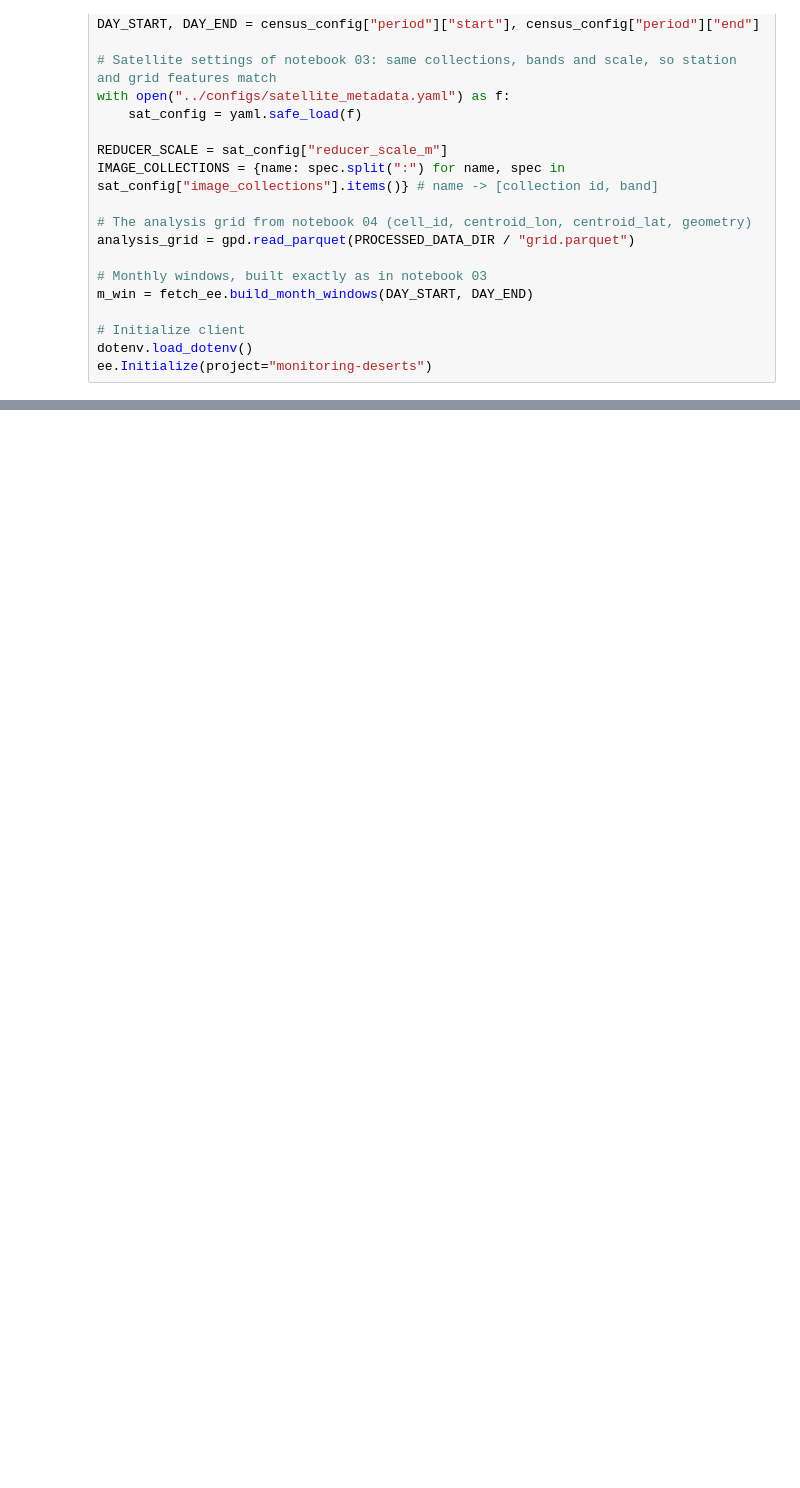
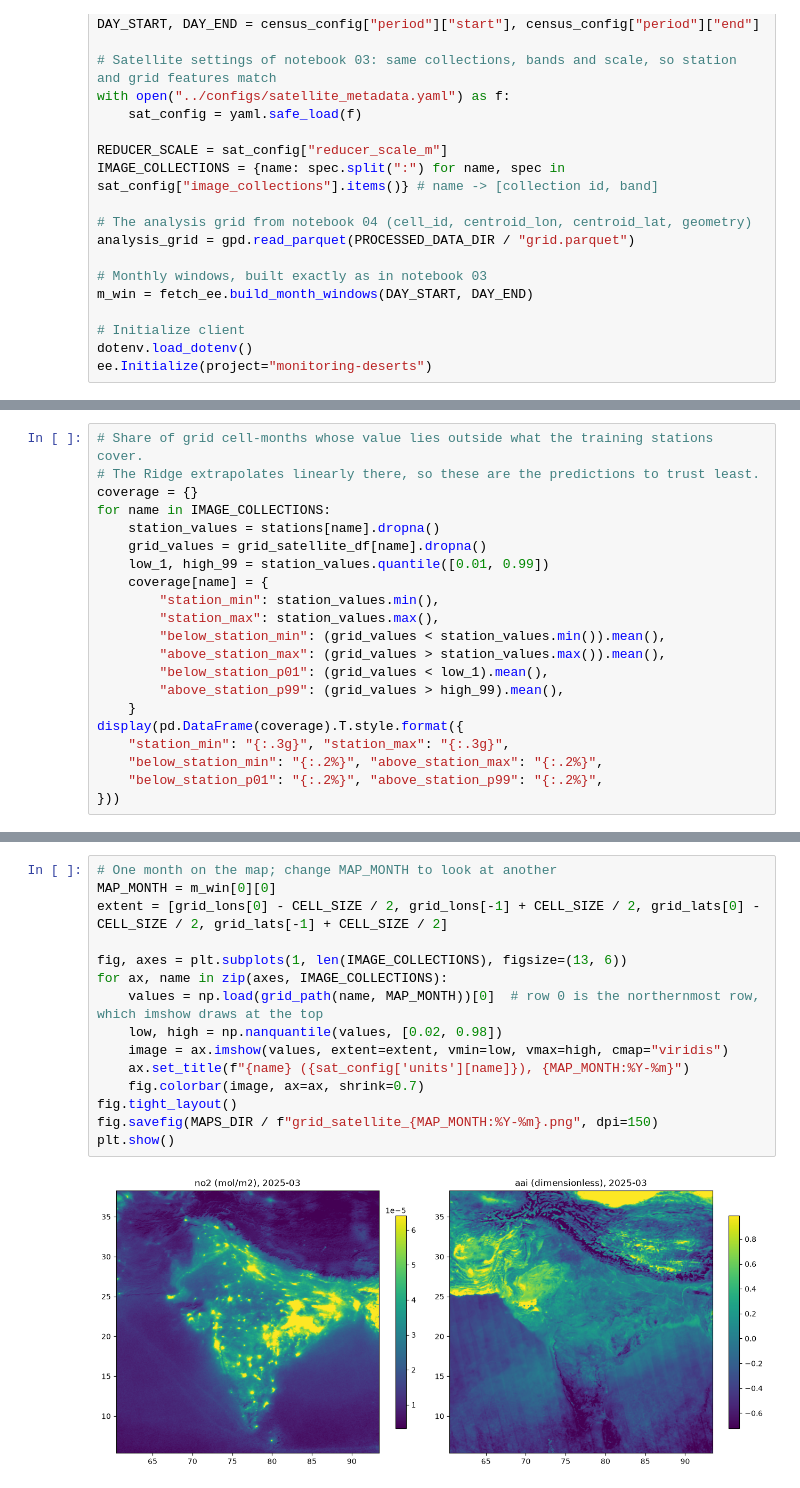
Before and after one commit to tisolab/monitoring-deserts, a Jupyter notebook: noteboox/10_grid_satellite_features.ipynb, the cells around one changed output, grey strips where cells are left out. Cells and saved outputs as stored; diff of their text form; blank space fills up the shorter version.

```diff
--- a/noteboox/10_grid_satellite_features.ipynb
+++ b/noteboox/10_grid_satellite_features.ipynb
@@ -78,0 +302,21 @@ ee.Initialize(project="monitoring-deserts")
+# %%
+# Share of grid cell-months whose value lies outside what the training stations cover.
+# The Ridge extrapolates linearly there, so these are the predictions to trust least.
+coverage = {}
+for name in IMAGE_COLLECTIONS:
+    station_values = stations[name].dropna()
+    grid_values = grid_satellite_df[name].dropna()
+    low_1, high_99 = station_values.quantile([0.01, 0.99])
+    coverage[name] = {
+        "station_min": station_values.min(),
+        "station_max": station_values.max(),
+        "below_station_min": (grid_values < station_values.min()).mean(),
+        "above_station_max": (grid_values > station_values.max()).mean(),
+        "below_station_p01": (grid_values < low_1).mean(),
+        "above_station_p99": (grid_values > high_99).mean(),
+    }
+display(pd.DataFrame(coverage).T.style.format({
+    "station_min": "{:.3g}", "station_max": "{:.3g}",
+    "below_station_min": "{:.2%}", "above_station_max": "{:.2%}",
+    "below_station_p01": "{:.2%}", "above_station_p99": "{:.2%}",
+}))
@@ -78,0 +367,17 @@ ee.Initialize(project="monitoring-deserts")
+# %%
+# One month on the map; change MAP_MONTH to look at another
+MAP_MONTH = m_win[0][0]
+extent = [grid_lons[0] - CELL_SIZE / 2, grid_lons[-1] + CELL_SIZE / 2, grid_lats[0] - CELL_SIZE / 2, grid_lats[-1] + CELL_SIZE / 2]
+
+fig, axes = plt.subplots(1, len(IMAGE_COLLECTIONS), figsize=(13, 6))
+for ax, name in zip(axes, IMAGE_COLLECTIONS):
+    values = np.load(grid_path(name, MAP_MONTH))[0]  # row 0 is the northernmost row, which imshow draws at the top
+    low, high = np.nanquantile(values, [0.02, 0.98])
+    image = ax.imshow(values, extent=extent, vmin=low, vmax=high, cmap="viridis")
+    ax.set_title(f"{name} ({sat_config['units'][name]}), {MAP_MONTH:%Y-%m}")
+    fig.colorbar(image, ax=ax, shrink=0.7)
+fig.tight_layout()
+fig.savefig(MAPS_DIR / f"grid_satellite_{MAP_MONTH:%Y-%m}.png", dpi=150)
+plt.show()
+# %% [output]
+[figure, added]
```
Also changed, not shown: parts of 26 cells of this notebook.
